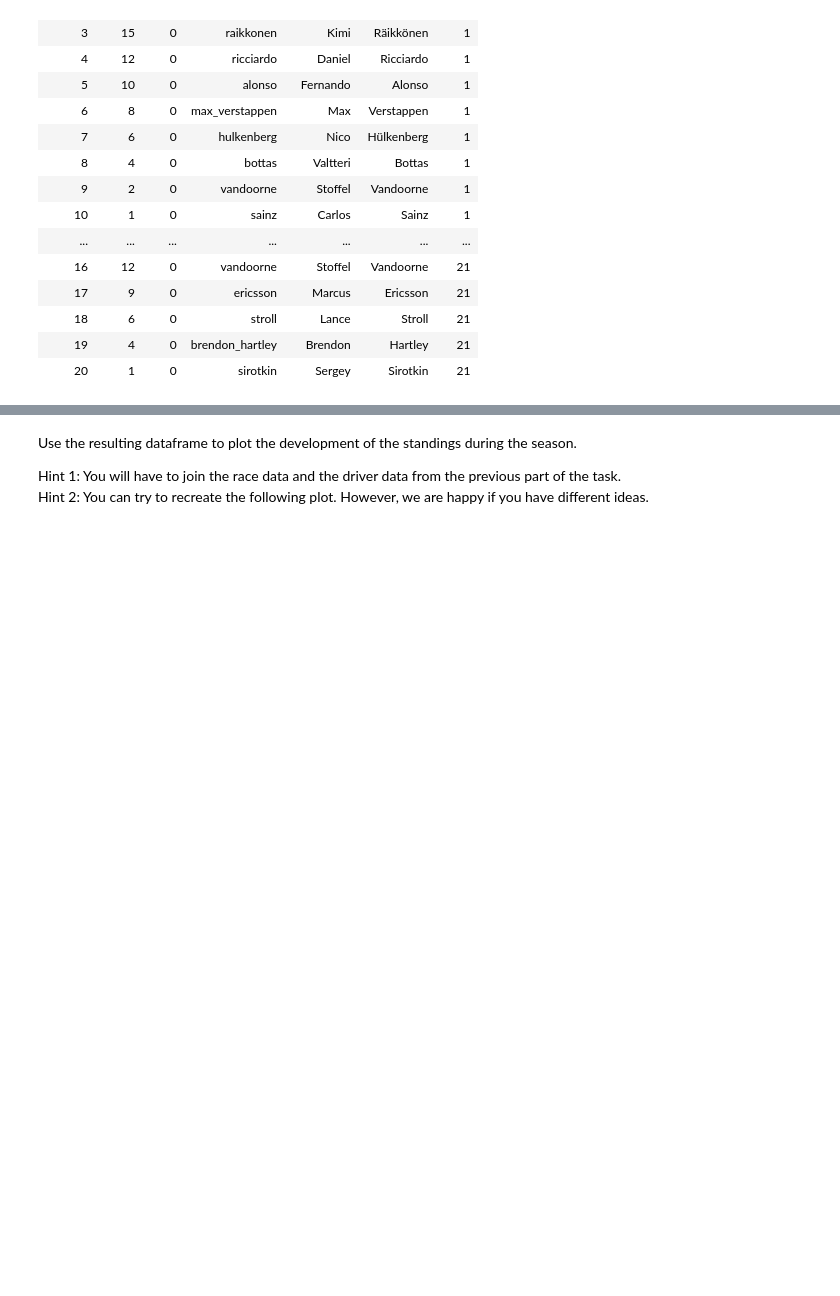
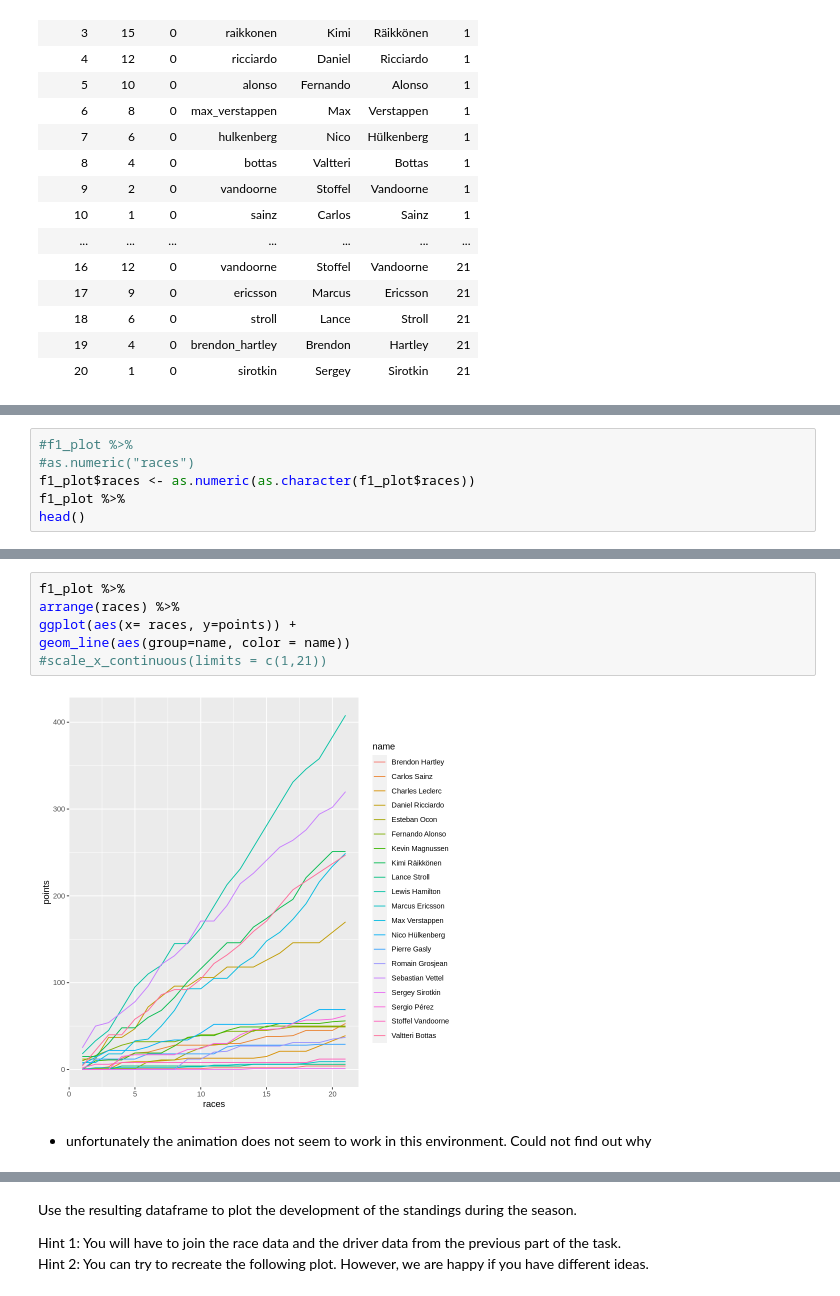
Before and after one commit to michiWS1920/ADS20, a Jupyter notebook: ADS_Programming_Assignment_2.ipynb, the cells around one changed output, grey strips where cells are left out. Saved outputs shown, nothing was run; the diff lists cells and outputs as text; blank space fills up the shorter version.

```diff
--- a/ADS_Programming_Assignment_2.ipynb
+++ b/ADS_Programming_Assignment_2.ipynb
@@ -398,0 +457,6 @@ A data.frame: 420 × 7
+# %%
+#f1_plot %>%
+#as.numeric("races")
+f1_plot$races <- as.numeric(as.character(f1_plot$races))
+f1_plot %>%
+head()
@@ -398,0 +473,10 @@ A data.frame: 420 × 7
+# %%
+f1_plot %>%
+arrange(races) %>%
+ggplot(aes(x= races, y=points)) +
+geom_line(aes(group=name, color = name))
+#scale_x_continuous(limits = c(1,21))
+# %% [output]
+[figure, added]
+# %% [markdown]
+* unfortunately the animation does not seem to work in this environment. Could not find out why
```
Also changed, not shown: parts of 7 cells of this notebook.
